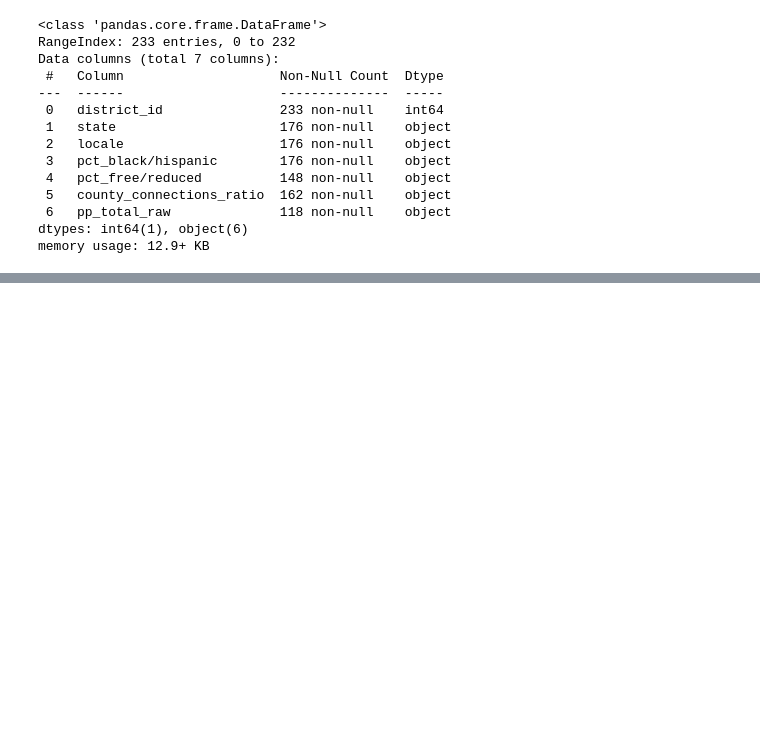
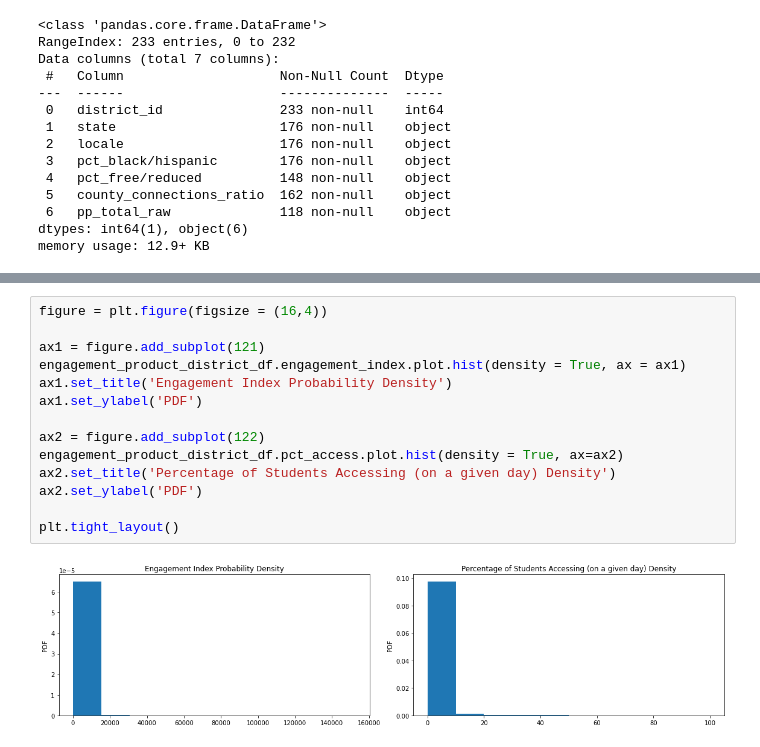
Before and after one commit to DGMC90/elearning-covid, a Jupyter notebook: Initial_EDA.ipynb, the cells around one changed output, grey strips where cells are left out. Drawn from its saved outputs; the diff is of its cells as text; blank space fills up the shorter version.

```diff
--- a/Initial_EDA.ipynb
+++ b/Initial_EDA.ipynb
@@ -131,0 +162,16 @@ engagement_product_district_df.loc[engagement_product_district_df.district_id!=3
+# %%
+figure = plt.figure(figsize = (16,4))
+
+ax1 = figure.add_subplot(121)
+engagement_product_district_df.engagement_index.plot.hist(density = True, ax = ax1)
+ax1.set_title('Engagement Index Probability Density')
+ax1.set_ylabel('PDF')
+
+ax2 = figure.add_subplot(122)
+engagement_product_district_df.pct_access.plot.hist(density = True, ax=ax2)
+ax2.set_title('Percentage of Students Accessing (on a given day) Density')
+ax2.set_ylabel('PDF')
+
+plt.tight_layout()
+# %% [output]
+[figure, added]
```
Also changed, not shown: parts of 12 cells of this notebook.
